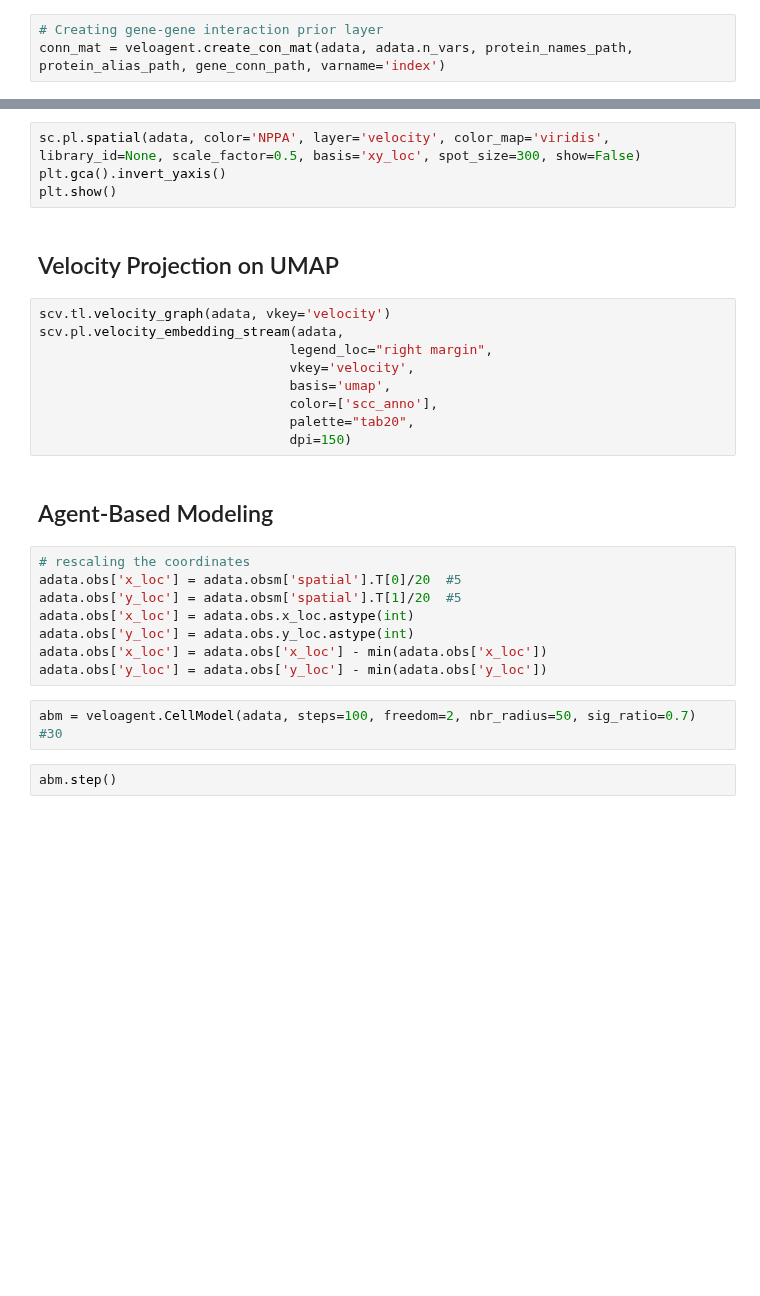
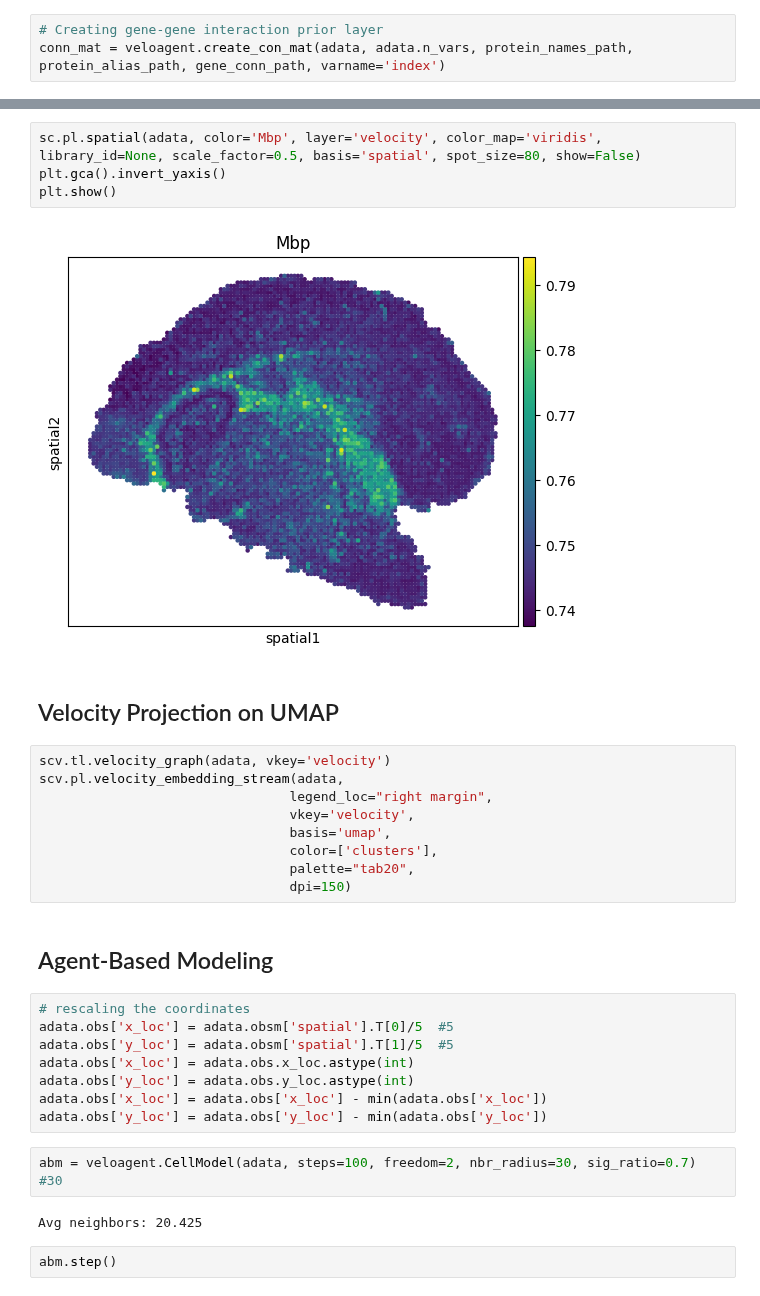
Before and after one commit to mcgilldinglab/veloAgent, a Jupyter notebook: tutorial/veloagent_tutorial.ipynb, the cells around one changed output, grey strips where cells are left out. Saved outputs shown, nothing was run; the diff lists cells and outputs as text; blank space fills up the shorter version.

```diff
--- a/tutorial/veloagent_tutorial.ipynb
+++ b/tutorial/veloagent_tutorial.ipynb
@@ -55,7 +78,9 @@ plt.show()
 # %%
-sc.pl.spatial(adata, color='NPPA', layer='velocity', color_map='viridis', library_id=None, scale_factor=0.5, basis='xy_loc', spot_size=300, show=False)
+sc.pl.spatial(adata, color='Mbp', layer='velocity', color_map='viridis', library_id=None, scale_factor=0.5, basis='spatial', spot_size=80, show=False)
 plt.gca().invert_yaxis()
 plt.show()
+# %% [output]
+[figure, added]
 # %% [markdown]
 ## Velocity Projection on UMAP
 # %%
@@ -64,21 +89,23 @@ scv.pl.velocity_embedding_stream(adata,
                                 legend_loc="right margin",
                                 vkey='velocity',
                                 basis='umap',
-                                color=['scc_anno'],
+                                color=['clusters'],
                                 palette="tab20",
                                 dpi=150)
 # %% [markdown]
 ## Agent-Based Modeling
 # %%
 # rescaling the coordinates
-adata.obs['x_loc'] = adata.obsm['spatial'].T[0]/20  #5
-adata.obs['y_loc'] = adata.obsm['spatial'].T[1]/20  #5
+adata.obs['x_loc'] = adata.obsm['spatial'].T[0]/5  #5
+adata.obs['y_loc'] = adata.obsm['spatial'].T[1]/5  #5
 adata.obs['x_loc'] = adata.obs.x_loc.astype(int)
 adata.obs['y_loc'] = adata.obs.y_loc.astype(int)
 adata.obs['x_loc'] = adata.obs['x_loc'] - min(adata.obs['x_loc'])
 adata.obs['y_loc'] = adata.obs['y_loc'] - min(adata.obs['y_loc'])
 # %%
-abm = veloagent.CellModel(adata, steps=100, freedom=2, nbr_radius=50, sig_ratio=0.7) #30
+abm = veloagent.CellModel(adata, steps=100, freedom=2, nbr_radius=30, sig_ratio=0.7) #30
+# %% [output]
+Avg neighbors: 20.425
 # %%
 abm.step()
 # %%
```
Also changed, not shown: parts of 12 cells of this notebook, 1 other file.
